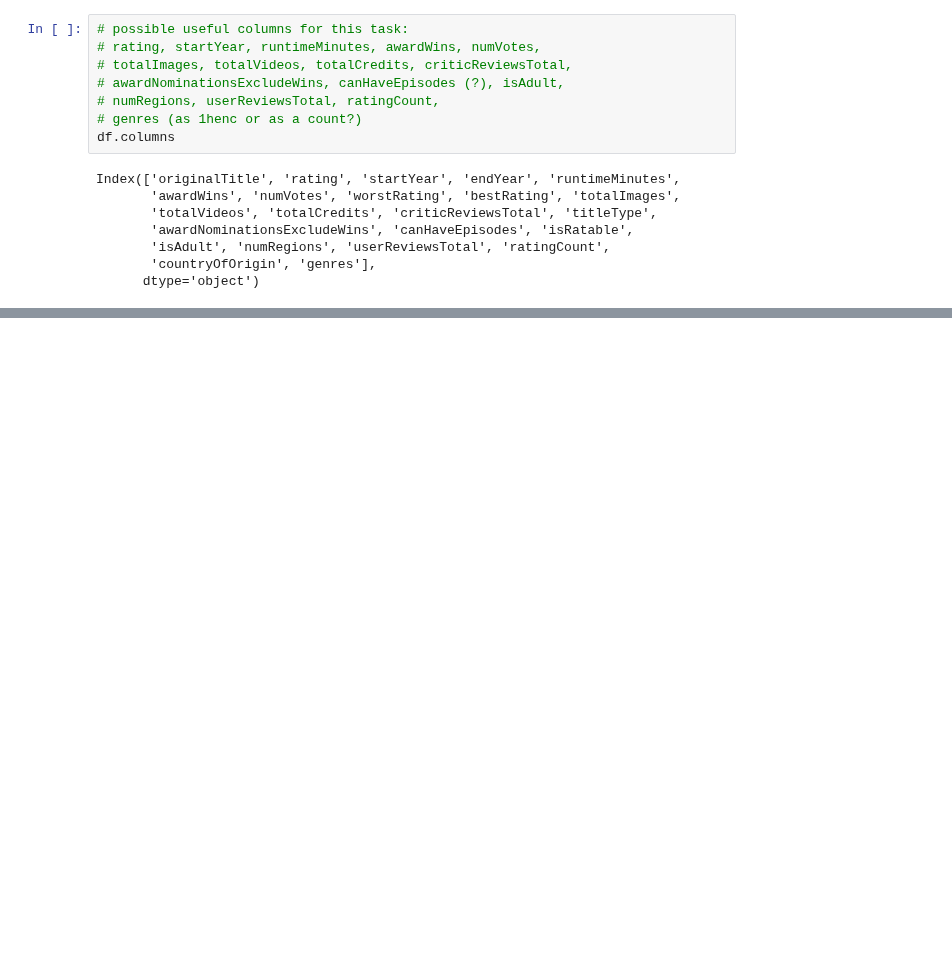
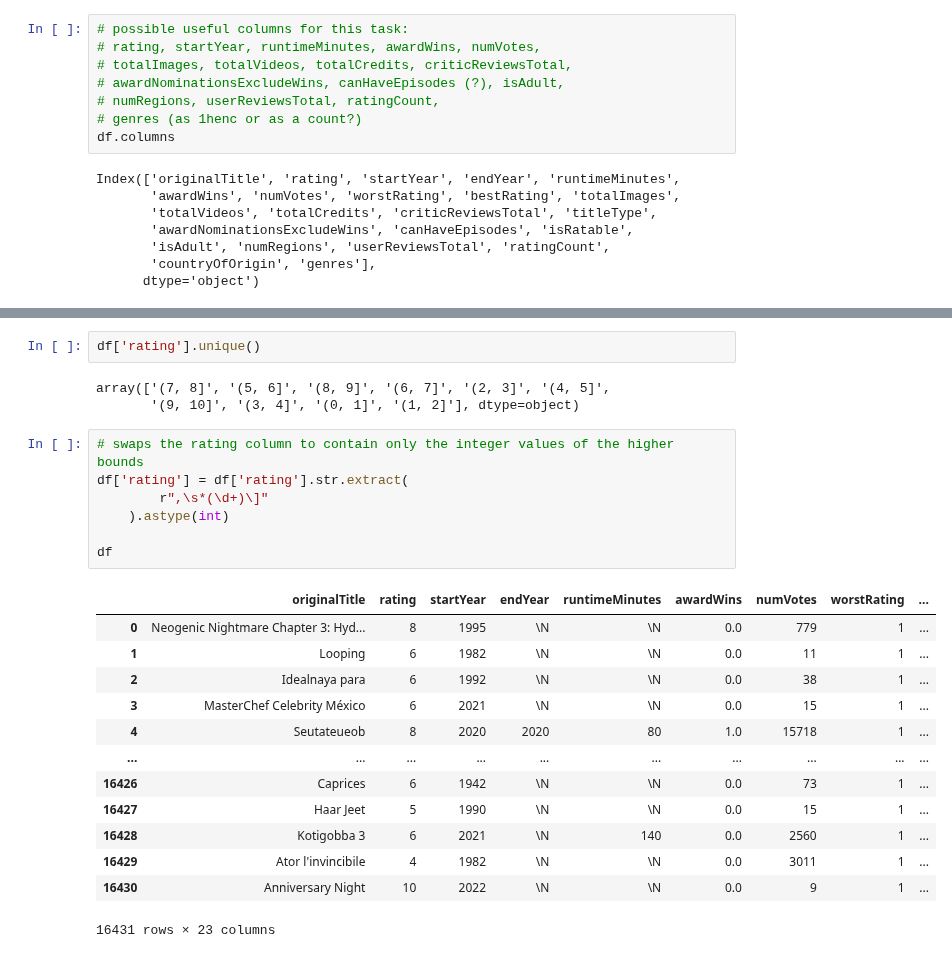
Before and after one commit to ChefBB/data_mining_1, a Jupyter notebook: code/hierarchical_clustering.ipynb, the cells around one changed output, grey strips where cells are left out. Saved outputs shown, nothing was run; the diff lists cells and outputs as text; blank space fills up the shorter version.

```diff
--- a/code/hierarchical_clustering.ipynb
+++ b/code/hierarchical_clustering.ipynb
@@ -56,0 +34,26 @@ plt.show()
+# %%
+df['rating'].unique()
+# %% [output]
+array(['(7, 8]', '(5, 6]', '(8, 9]', '(6, 7]', '(2, 3]', '(4, 5]',
+       '(9, 10]', '(3, 4]', '(0, 1]', '(1, 2]'], dtype=object)
+# %%
+# swaps the rating column to contain only the integer values of the higher bounds
+df['rating'] = df['rating'].str.extract(
+        r",\s*(\d+)\]"
+    ).astype(int)
+
+df
+# %% [output]
+|  | originalTitle | rating | startYear | endYear | runtimeMinutes | awardWins | numVotes | worstRating | ... |
+| 0 | Neogenic Nightmare Chapter 3: Hyd... | 8 | 1995 | \N | \N | 0.0 | 779 | 1 | ... |
+| 1 | Looping | 6 | 1982 | \N | \N | 0.0 | 11 | 1 | ... |
+| 2 | Idealnaya para | 6 | 1992 | \N | \N | 0.0 | 38 | 1 | ... |
+| 3 | MasterChef Celebrity México | 6 | 2021 | \N | \N | 0.0 | 15 | 1 | ... |
+| 4 | Seutateueob | 8 | 2020 | 2020 | 80 | 1.0 | 15718 | 1 | ... |
+| ... | ... | ... | ... | ... | ... | ... | ... | ... | ... |
+| 16426 | Caprices | 6 | 1942 | \N | \N | 0.0 | 73 | 1 | ... |
+| 16427 | Haar Jeet | 5 | 1990 | \N | \N | 0.0 | 15 | 1 | ... |
+| 16428 | Kotigobba 3 | 6 | 2021 | \N | 140 | 0.0 | 2560 | 1 | ... |
+| 16429 | Ator l'invincibile | 4 | 1982 | \N | \N | 0.0 | 3011 | 1 | ... |
+| 16430 | Anniversary Night | 10 | 2022 | \N | \N | 0.0 | 9 | 1 | ... |
+16431 rows × 23 columns
```
Also changed, not shown: parts of 11 cells of this notebook, 1 other file.
